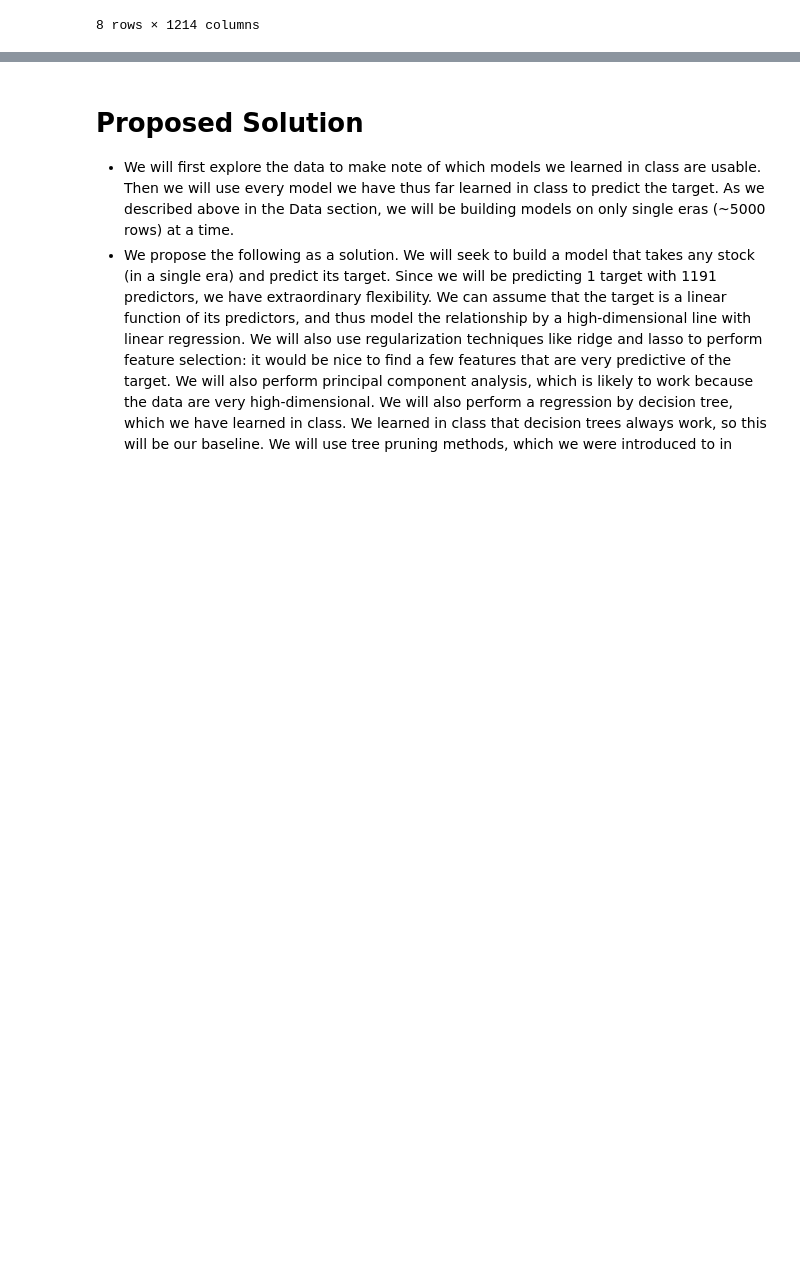
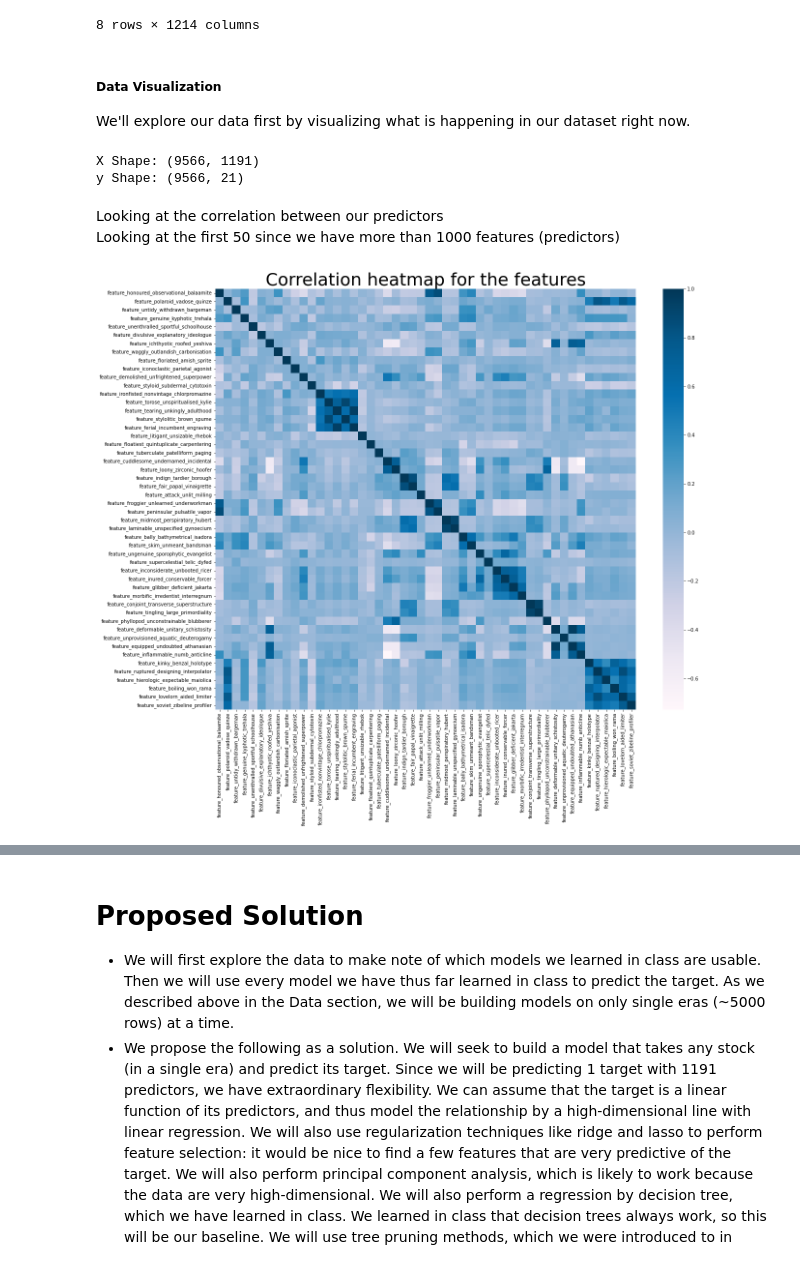
Before and after one commit to COGS118A/Group038-Sp22, a Jupyter notebook: Checkpoint_group038.ipynb, the cells around one changed output, grey strips where cells are left out. Cells and saved outputs as stored; diff of their text form; code cells hidden in the pictures; blank space fills up the shorter version.

```diff
--- a/Checkpoint_group038.ipynb
+++ b/Checkpoint_group038.ipynb
@@ -140,3 +140,36 @@ Null Items in Data Set (Now): 0
 | 6 | n009e95486e1d64c | 575 | 1.00 | 1.0 | 1.00 | ... |
 | 7 | n00b093a02b84295 | 575 | 0.25 | 0.5 | 0.75 | ... |
 8 rows × 1214 columns
+# %% [markdown]
+##### Data Visualization
+We'll explore our data first by visualizing what is happening in our dataset right now.
+# %%
+features = [f for f in list(original_df) if 'feature' in f]    # Getting feature columns
+targets = [t for t in list(original_df) if 'target' in t]      # Getting target columns
+
+X = original_df[features]
+y = original_df[targets]
+
+# Getting shape to understand what are we dealing with
+print("X Shape:", X.shape)
+print("y Shape:", y.shape)
+# %% [output]
+X Shape: (9566, 1191)
+y Shape: (9566, 21)
+# %% [markdown]
+Looking at the correlation between our predictors <br>
+Looking at the first 50 since we have more than 1000 features (predictors)
+# %%
+# Heatmap Feature Correlation (only looking at the first 25 features)
+def heat_mat(df, features):
+    # Calculating the correlation
+    corrmat = df[features[:50]].corr()
+
+    f, ax = plt.subplots(figsize=(20, 16))
+
+    sns.heatmap(corrmat, square = True, cmap = 'PuBu')
+    plt.title('Correlation heatmap for the features', fontsize=36)
+
+heat_mat(original_df, features)
+# %% [output]
+[figure, added]
```
Also changed, not shown: parts of 10 cells of this notebook.
